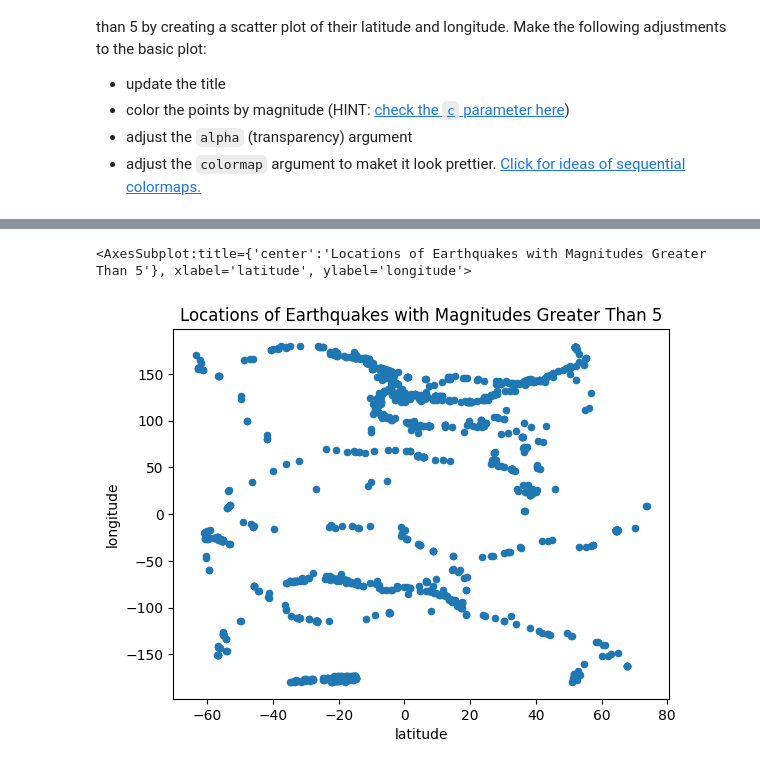
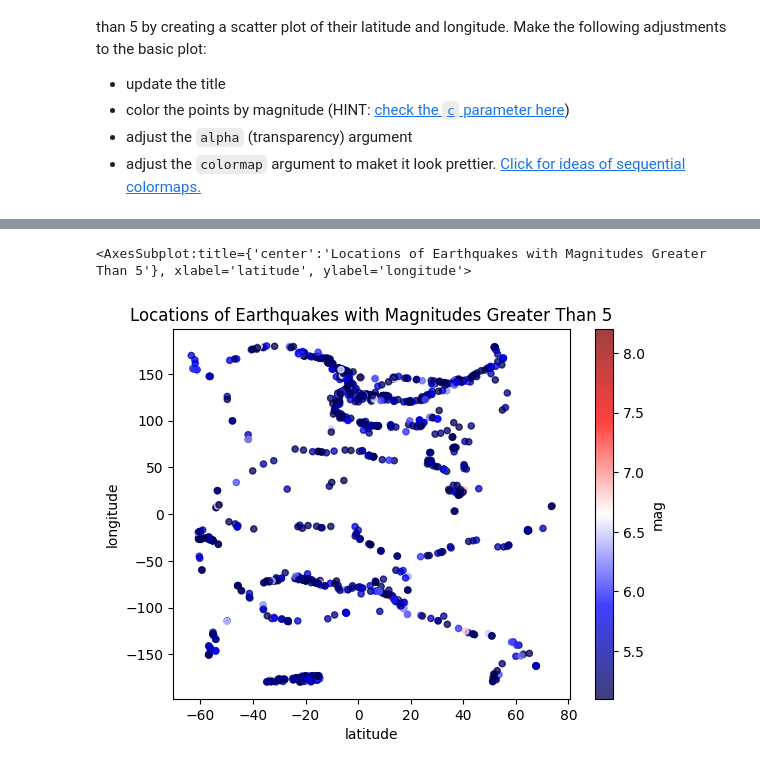
Before and after one commit to imsibaja/eds220-hwk1, a Jupyter notebook: hwk1-task3-earthquakes.ipynb, the cells around one changed output, grey strips where cells are left out. Saved outputs shown, nothing was run; the diff lists cells and outputs as text; code cells hidden in the pictures.

```diff
--- a/hwk1-task3-earthquakes.ipynb
+++ b/hwk1-task3-earthquakes.ipynb
@@ -287,11 +271,14 @@ eqk[eqk["mag"]>5]
 # %%
 # visualize locations of earthquakes with magnitude greater than 5
 eqk[eqk["mag"]>5].plot(x="latitude",
                        y="longitude",
-                       kind = "scatter",
-                       title = "Locations of Earthquakes with Magnitudes Greater Than 5")
+                       kind="scatter",
+                       title="Locations of Earthquakes with Magnitudes Greater Than 5",
+                       c="mag",
+                       alpha=.75,
+                       colormap="seismic")
 # %% [output]
 <AxesSubplot:title={'center':'Locations of Earthquakes with Magnitudes Greater Than 5'}, xlabel='latitude', ylabel='longitude'>
-[figure, old version]
+[figure, new version]
 # %% [markdown]
 <!-- END QUESTION -->
```
Also changed, not shown: parts of 2 cells of this notebook.
